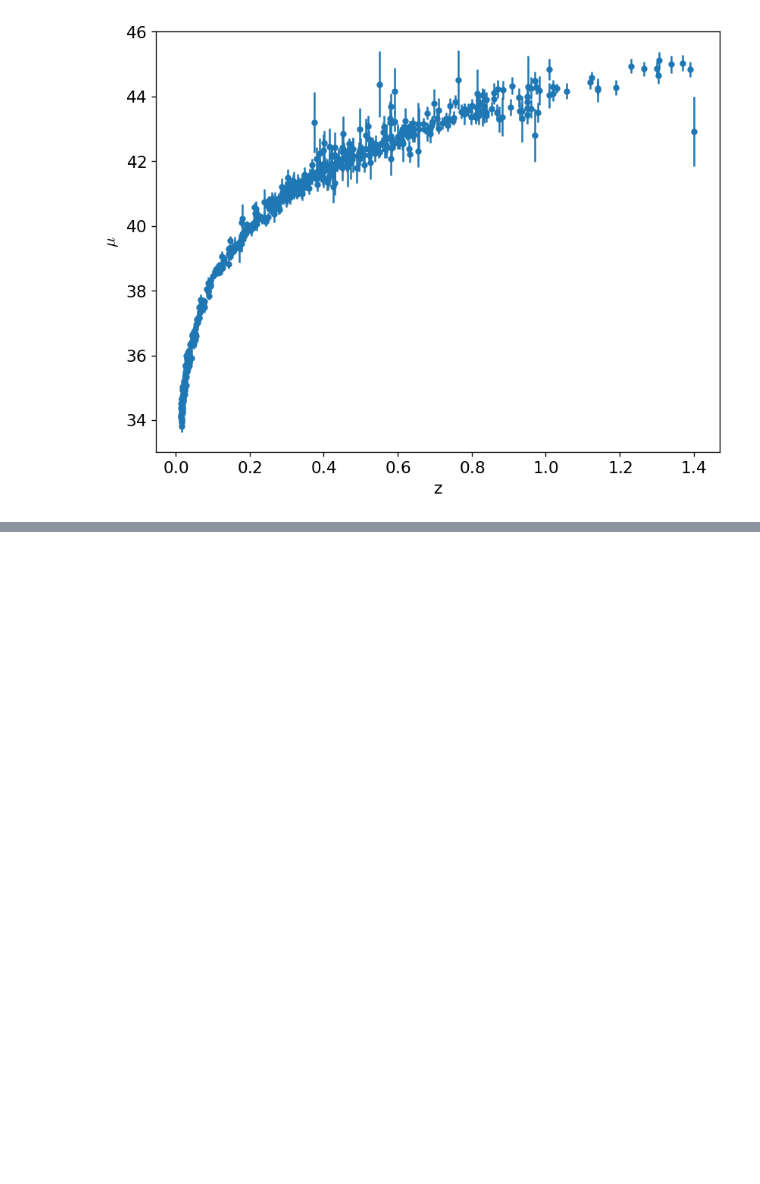
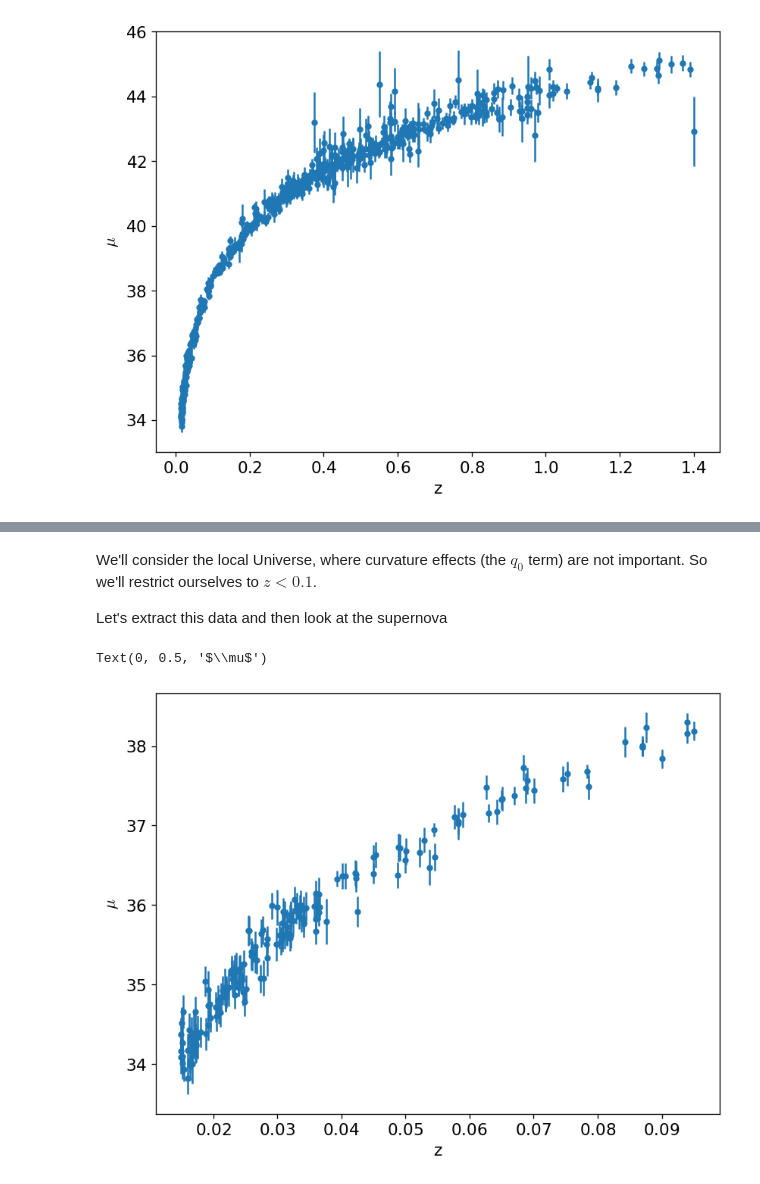
Before and after one commit to zingale/computational_astrophysics, a Jupyter notebook: content/fitting/application-snia-h0.ipynb, the cells around one changed output, grey strips where cells are left out. Saved outputs shown, nothing was run; the diff lists cells and outputs as text; code cells hidden in the pictures; blank space fills up the shorter version.

```diff
--- a/content/fitting/application-snia-h0.ipynb
+++ b/content/fitting/application-snia-h0.ipynb
@@ -5,6 +5,6 @@ import numpy as np
 import matplotlib.pyplot as plt
 # %%
 data = np.genfromtxt("SCPUnion2_mu_vs_z.txt",
-                    dtype=[("name", "S6"), ("z", "f8"), ("mu", "f8"), ("dz", "f8")])
+                    dtype=[("name", "S6"), ("z", "f8"), ("mu", "f8"), ("dmu", "f8")])
 # %%
 fig, ax = plt.subplots()
@@ -20,0 +31,17 @@ $$\mu = m - M = 5 \log_{10} \left (\frac{d}{10~\mbox{pc}}\right )$$
+# %% [markdown]
+We'll consider the local Universe, where curvature effects (the $q_0$ term) are not important.  So we'll restrict ourselves to $z < 0.1$.
+
+Let's extract this data and then look at the supernova
+# %%
+idx = data["z"] < 0.1
+zs = data["z"][idx]
+mus = data["mu"][idx]
+dmus = data["dmu"][idx]
+# %%
+fig, ax = plt.subplots()
+ax.errorbar(zs, mus, yerr=dmus, fmt="o", ms=4)
+ax.set_xlabel("z")
+ax.set_ylabel(r"$\mu$")
+# %% [output]
+Text(0, 0.5, '$\\mu$')
+[figure, added]
```
Also changed, not shown: parts of 5 cells of this notebook.
